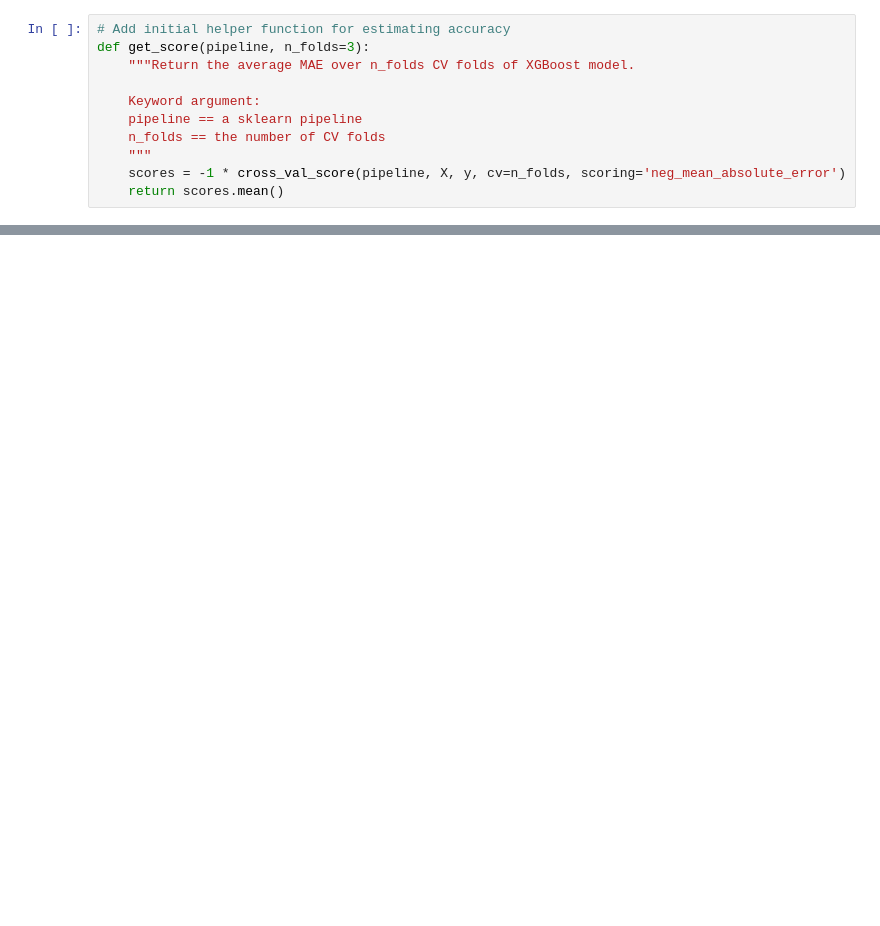
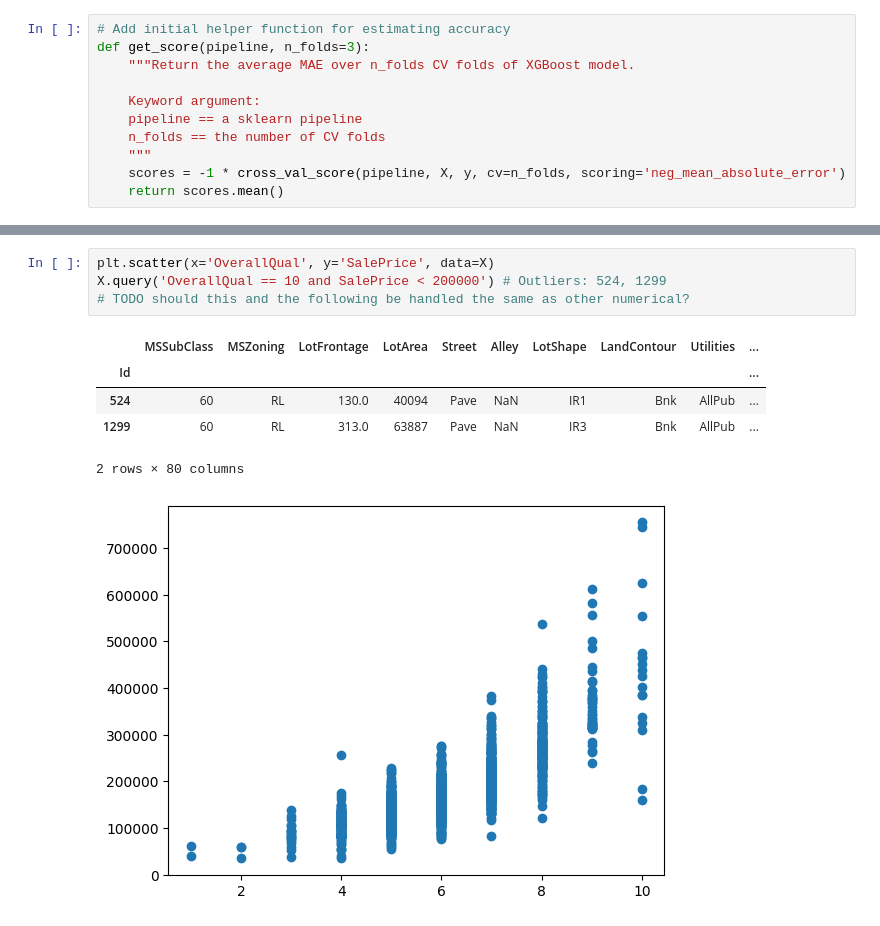
Before and after one commit to krisburke/house-price-prediction-capstone, a Jupyter notebook: house-price-prediction-capstone.ipynb, the cells around one changed output, grey strips where cells are left out. Cells and saved outputs as stored; diff of their text form; blank space fills up the shorter version.

```diff
--- a/house-price-prediction-capstone.ipynb
+++ b/house-price-prediction-capstone.ipynb
@@ -27,0 +131,11 @@ def get_score(pipeline, n_folds=3):
+# %%
+plt.scatter(x='OverallQual', y='SalePrice', data=X)
+X.query('OverallQual == 10 and SalePrice < 200000') # Outliers: 524, 1299
+# TODO should this and the following be handled the same as other numerical?
+# %% [output]
+|  | MSSubClass | MSZoning | LotFrontage | LotArea | Street | Alley | LotShape | LandContour | Utilities | ... |
+| Id |  |  |  |  |  |  |  |  |  | ... |
+| 524 | 60 | RL | 130.0 | 40094 | Pave | NaN | IR1 | Bnk | AllPub | ... |
+| 1299 | 60 | RL | 313.0 | 63887 | Pave | NaN | IR3 | Bnk | AllPub | ... |
+2 rows × 80 columns
+[figure, added]
```
Also changed, not shown: parts of 55 cells of this notebook.
